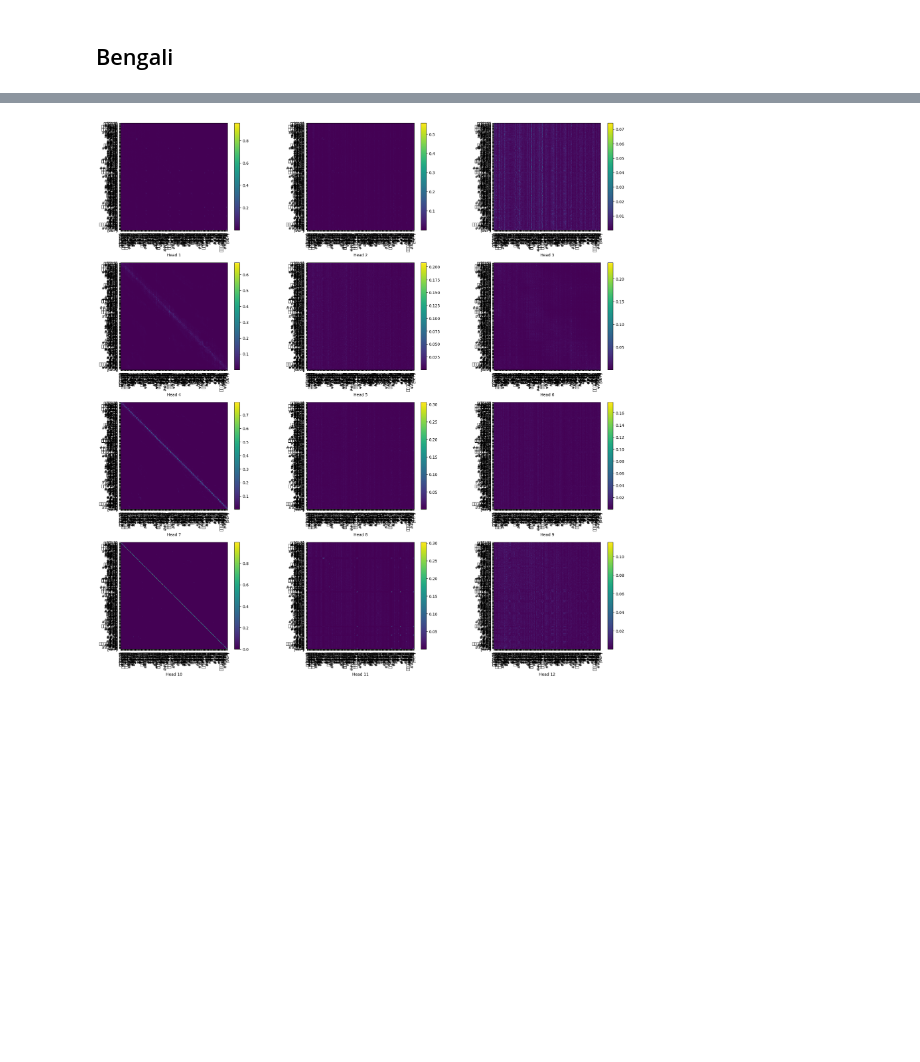
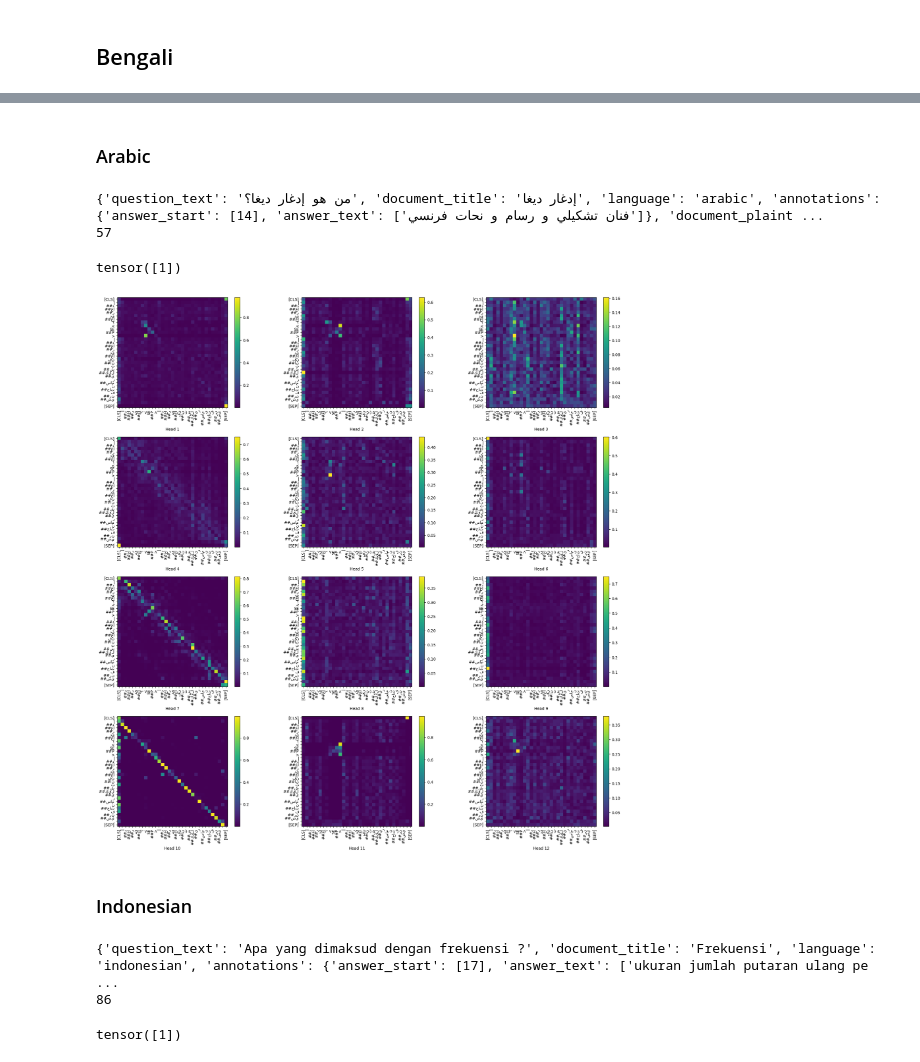
Before and after one commit to Axel0087/NLP2023, a Jupyter notebook: week38_huggingface.ipynb, the cells around one changed output, grey strips where cells are left out. Saved outputs shown, nothing was run; the diff lists cells and outputs as text; code cells hidden in the pictures; blank space fills up the shorter version.

Commit message:
added visualization

```diff
--- a/week38_huggingface.ipynb
+++ b/week38_huggingface.ipynb
@@ -286,12 +289,20 @@ def get_min_text(val, stoplist):
 # %%
 import matplotlib.pyplot as plt
 
-def visualize_token2token_scores(scores_mat, tokens, x_label_name='Head'):
+def visualize_token2token_scores(scores_mat, tokens, fontproperties = None, x_label_name='Head'):
     fig = plt.figure(figsize=(20, 20))
 
     for idx, scores in enumerate(scores_mat):
         scores_np = np.array(scores)
         ax = fig.add_subplot(4, 3, idx+1)
+
+        if fontproperties != None:
+          for label in ax.get_xticklabels() :
+            label.set_fontproperties(fontproperties)
+
+          for label in ax.get_yticklabels() :
+            label.set_fontproperties(fontproperties)
+
         # append the attention weights
         im = ax.imshow(scores, cmap='viridis')
 
@@ -348,4 +362,35 @@ output_attentions_all = torch.stack(attention)
+# %% [markdown]
+### Arabic
+# %%
+from transformers import AutoModel
+
+model = AutoModel.from_pretrained("Axel-0087/my_awesome_clas_model_ar", output_attentions=True)
+tokenizer = tokenizer_arabic
+# %%
+text, row = get_min_text(val_arabic, arabic_removal_list, answerable=True)
+print(row)
+print(len(text))
+# %% [output]
+{'question_text': 'من هو إدغار ديغا؟', 'document_title': 'إدغار ديغا', 'language': 'arabic', 'annotations': {'answer_start': [14], 'answer_text': ['فنان تشكيلي و رسام و نحات فرنسي']}, 'document_plaint ...
+57
+# %%
+inputs = tokenizer(text, return_tensors="pt", truncation=True)
+
+outputs = model(**inputs)
+with torch.no_grad():
+  logits = model_arabic(**inputs).logits
+  pred = np.argmax(logits, axis=1)
+  print(pred)
+attention = outputs[-1]
+input_ids = inputs["input_ids"]
+tokens = tokenizer.convert_ids_to_tokens(input_ids[0])
+
+output_attentions_all = torch.stack(attention)
+# %% [output]
+tensor([1])
 # %%
-visualize_token2token_scores(output_attentions_all[0].squeeze().detach().cpu().numpy())
+visualize_token2token_scores(output_attentions_all[0].squeeze().detach().cpu().numpy(), tokens)
 # %% [output]
-[figure, old version]
+[figure, new version]
+# %% [markdown]
+### Indonesian
@@ -351,0 +400,22 @@ visualize_token2token_scores(output_attentions_all[0].squeeze().detach().cpu().n
+# %%
+text, row = get_min_text(val_indonesian, indonesian_removal_list, answerable=True)
+print(row)
+print(len(text))
+# %% [output]
+{'question_text': 'Apa yang dimaksud dengan frekuensi ?', 'document_title': 'Frekuensi', 'language': 'indonesian', 'annotations': {'answer_start': [17], 'answer_text': ['ukuran jumlah putaran ulang pe ...
+86
+# %%
+inputs = tokenizer(text, return_tensors="pt", truncation=True)
+
+outputs = model(**inputs)
+with torch.no_grad():
+  logits = model_indonesian(**inputs).logits
+  pred = np.argmax(logits, axis=1)
+  print(pred)
+attention = outputs[-1]
+input_ids = inputs["input_ids"]
+tokens = tokenizer.convert_ids_to_tokens(input_ids[0])
+
+output_attentions_all = torch.stack(attention)
+# %% [output]
+tensor([1])
```
Also changed, not shown: parts of 8 cells of this notebook.
